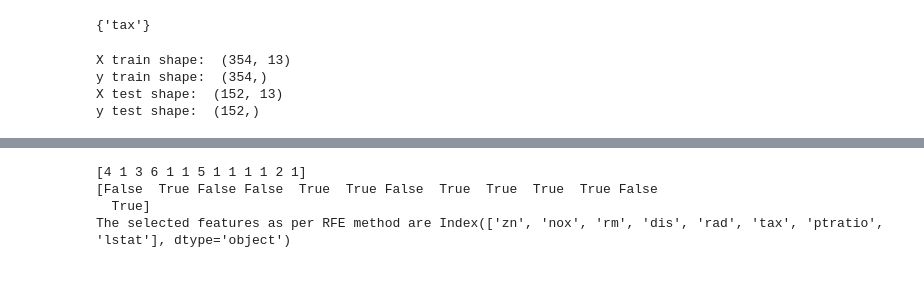
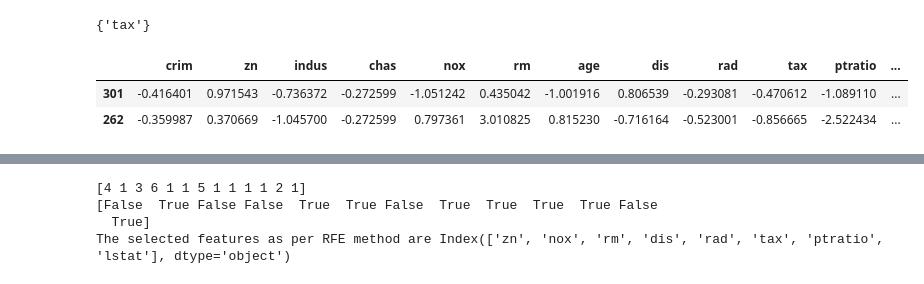
Before and after one commit to PythonKatie/Boston_Housing_Price, a Jupyter notebook: Boston Housing Price.ipynb, the cells around one changed output, grey strips where cells are left out. Saved outputs shown, nothing was run; the diff lists cells and outputs as text; code cells hidden in the pictures.

```diff
--- a/Boston Housing Price.ipynb
+++ b/Boston Housing Price.ipynb
@@ -92,24 +92,19 @@ print(correlated_features)
 {'tax'}
 # %%
 # Next we standardize the X variables to bring them onto the same scale
-
 X_column_names = X.columns # Get column names first
 scaler = StandardScaler() # Create the Scaler object
 X = scaler.fit_transform(X) #Fit your data on the scaler object
 X = pd.DataFrame(X, columns= X_column_names)
 
 ## We will split the data into 80:20 ratio for train and test sample
 #x_train, x_test, y_train, y_test = train_test_split(df.drop('medv', axis=1), df['medv'], test_size=0.3, random_state = 15 )
 x_train, x_test, y_train, y_test = train_test_split(X, df['medv'], test_size=0.3, random_state = 15)
-print("X train shape: ", x_train.shape)
-print("y train shape: ", y_train.shape)
-print("X test shape: ", x_test.shape)
-print("y test shape: ", y_test.shape)
+x_test.head(2)
 # %% [output]
-X train shape:  (354, 13)
-y train shape:  (354,)
-X test shape:  (152, 13)
-y test shape:  (152,)
+|  | crim | zn | indus | chas | nox | rm | age | dis | rad | tax | ptratio | ... |
+| 301 | -0.416401 | 0.971543 | -0.736372 | -0.272599 | -1.051242 | 0.435042 | -1.001916 | 0.806539 | -0.293081 | -0.470612 | -1.089110 | ... |
+| 262 | -0.359987 | 0.370669 | -1.045700 | -0.272599 | 0.797361 | 3.010825 | 0.815230 | -0.716164 | -0.523001 | -0.856665 | -2.522434 | ... |
 # %%
 # Now we will compare different Feature selection methods to select our independent variables
 # Random Forest Regressor feature selection method
```
Also changed, not shown: parts of 14 cells of this notebook.
